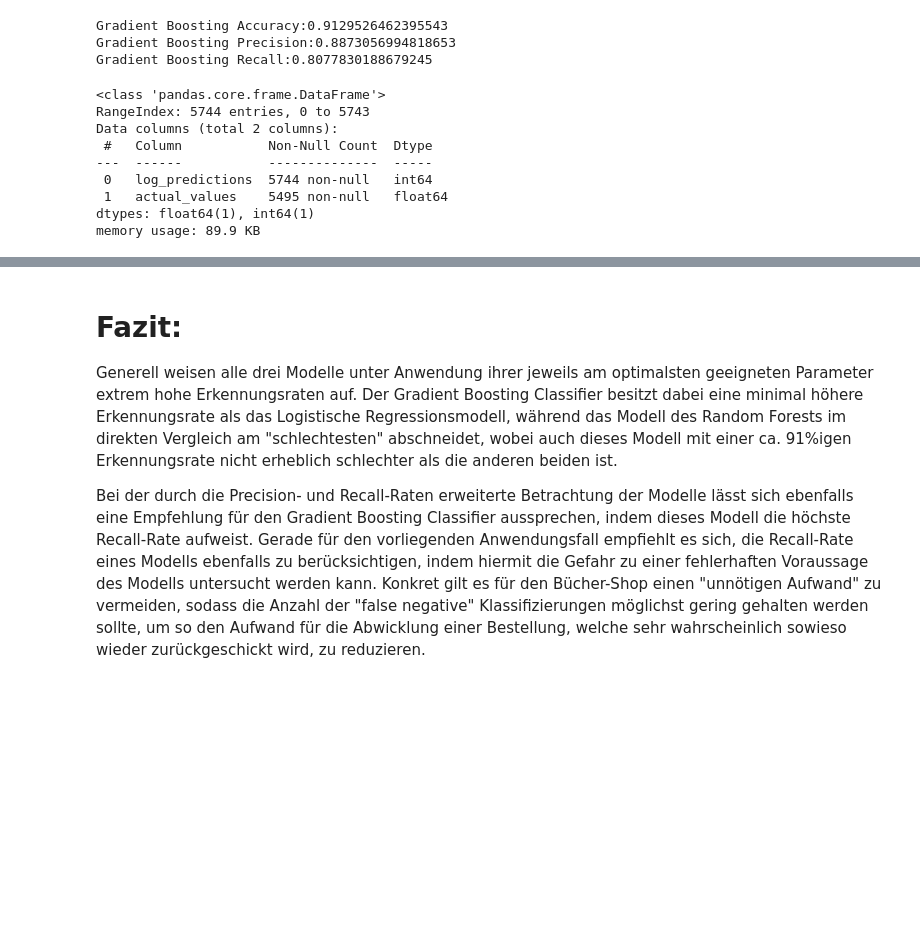
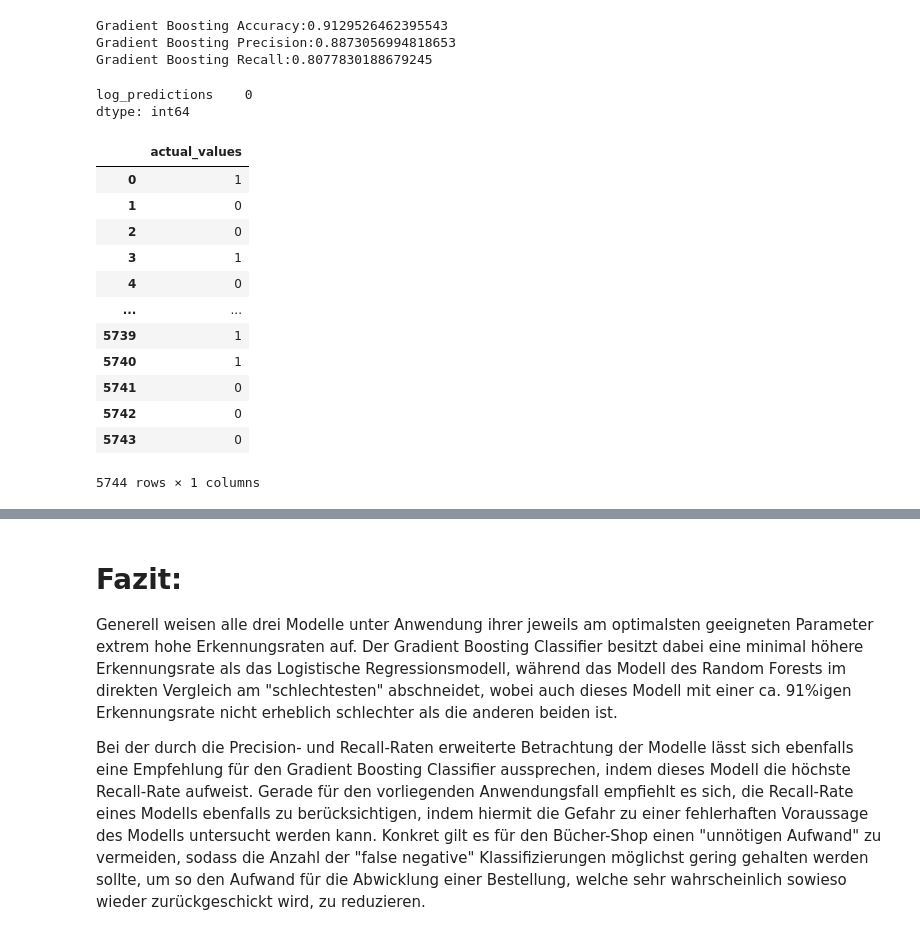
Before and after one commit to DanielDanger/mlBachelor, a Jupyter notebook: ML_Bachelor_Projektarbeit.ipynb, the cells around one changed output, grey strips where cells are left out. Drawn from its saved outputs; the diff is of its cells as text; code cells hidden in the pictures; blank space fills up the shorter version.

```diff
--- a/ML_Bachelor_Projektarbeit.ipynb
+++ b/ML_Bachelor_Projektarbeit.ipynb
@@ -547,20 +547,32 @@ rfc_pd_dataframe["rfc_predictions"] = rfc_predictions.tolist()
 
 gbc_pd_dataframe = pd.DataFrame()
 gbc_pd_dataframe["gbc_predictions"] = gbc_predictions.tolist()
-# %%
-log_pd_dataframe.info()
-# %% [output]
-<class 'pandas.core.frame.DataFrame'>
-RangeIndex: 5744 entries, 0 to 5743
-Data columns (total 2 columns):
- #   Column           Non-Null Count  Dtype
----  ------           --------------  -----
- 0   log_predictions  5744 non-null   int64
- 1   actual_values    5495 non-null   float64
-dtypes: float64(1), int64(1)
-memory usage: 89.9 KB
+# %%
+#gbc_pd_dataframe.info()
+#y_test_dataframe.info()
+log_pd_dataframe.isna().sum()
+# %% [output]
+log_predictions    0
+dtype: int64
 # %%
 y_test_dataframe = pd.DataFrame()
 y_test_dataframe["actual_values"] = y_test
+y_test_dataframe = y_test_dataframe.reset_index()
+y_test_dataframe= y_test_dataframe.drop(columns="index")
+y_test_dataframe
+# %% [output]
+|  | actual_values |
+| 0 | 1 |
+| 1 | 0 |
+| 2 | 0 |
+| 3 | 1 |
+| 4 | 0 |
+| ... | ... |
+| 5739 | 1 |
+| 5740 | 1 |
+| 5741 | 0 |
+| 5742 | 0 |
+| 5743 | 0 |
+5744 rows × 1 columns
 # %%
 log_pd_dataframe["actual_values"] = y_test_dataframe
```
Also changed, not shown: parts of 2 cells of this notebook.
